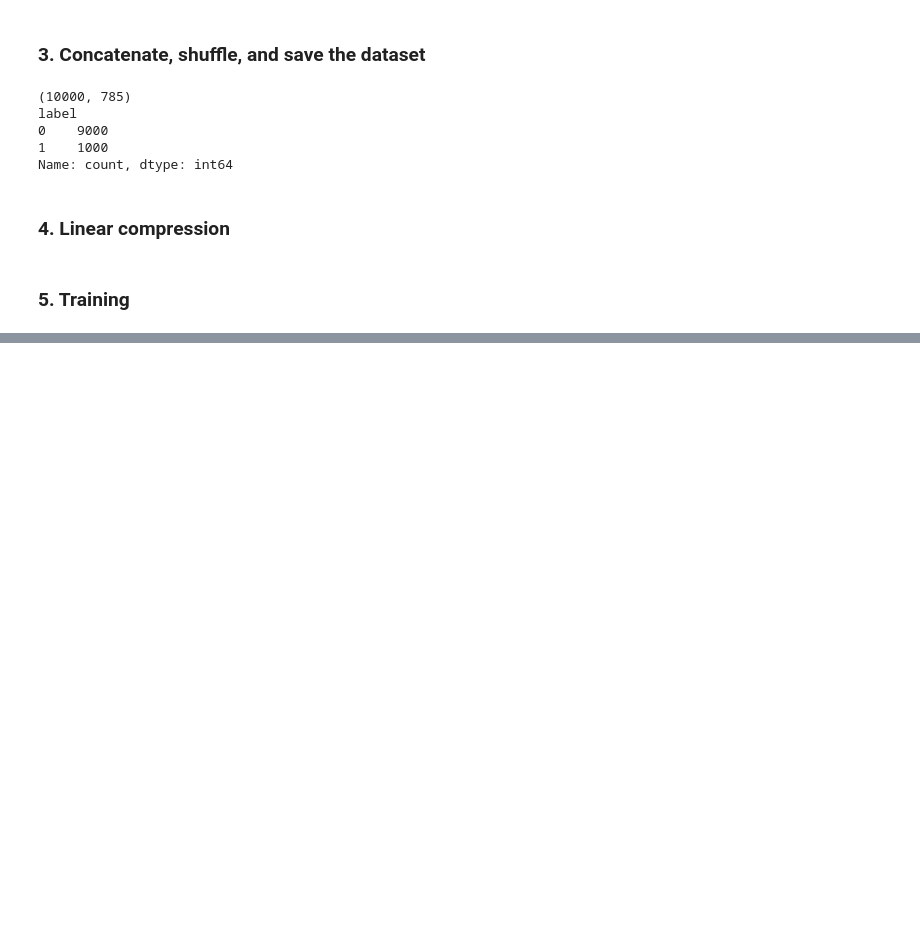
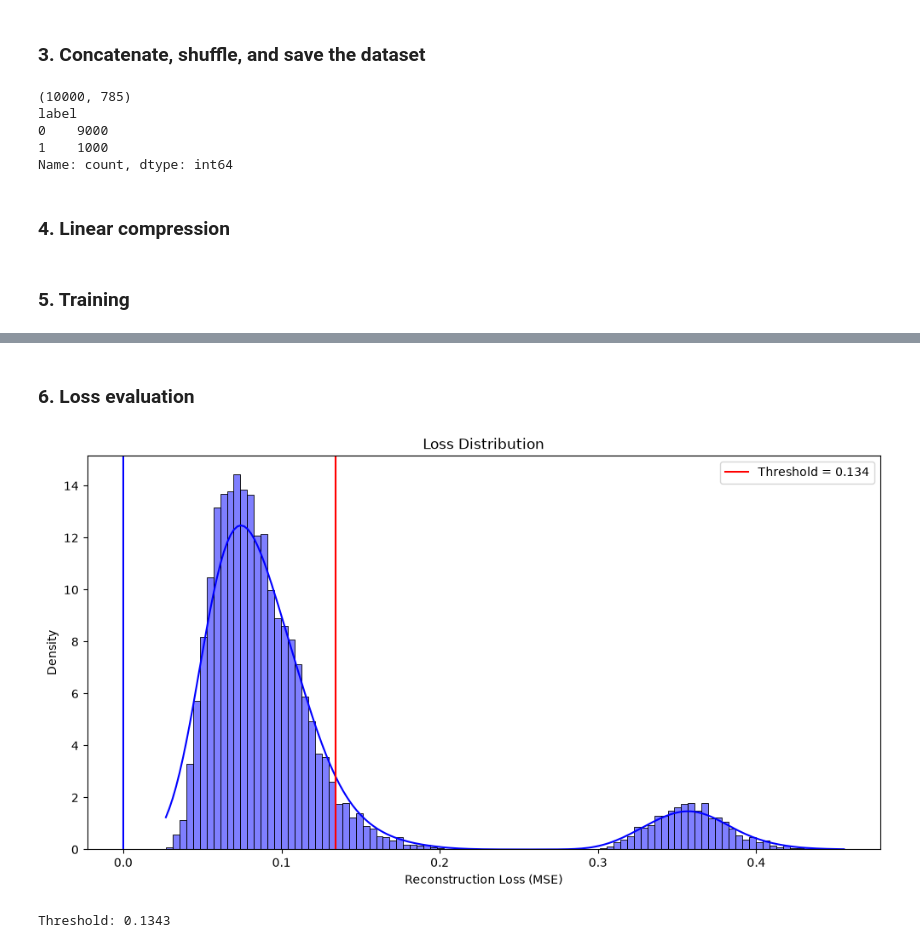
Before and after one commit to AidanShim/SCARAB, a Jupyter notebook: tutorial/MNIST/mnist_anomaly_detection.ipynb, the cells around one changed output, grey strips where cells are left out. Cells and saved outputs as stored; diff of their text form; code cells hidden in the pictures; blank space fills up the shorter version.

```diff
--- a/tutorial/MNIST/mnist_anomaly_detection.ipynb
+++ b/tutorial/MNIST/mnist_anomaly_detection.ipynb
@@ -212,0 +213,29 @@ ax.plot(metrics['train_loss'])
+# %% [markdown]
+### 6. Loss evaluation
+# %%
+model.eval()
+
+with torch.no_grad():
+    pixel_data = an_test.drop(columns=[c for c in ['label', 'loss'] if c in an_test.columns])
+    test_tensor = torch.tensor(pixel_data.values, dtype=torch.float32).to(device)
+    reconstructed = model(test_tensor)
+    loss_dist = ((test_tensor - reconstructed) ** 2).mean(dim=1).cpu().numpy()
+
+# 95th percentile of clean losses as the threshold
+clean_mask = an_test['label'].values == 0
+upper_threshold = float(np.percentile(loss_dist[clean_mask], 95))
+lower_threshold = 0.0
+
+plt.figure(figsize=(12, 6))
+plt.title('Loss Distribution')
+sns.histplot(loss_dist, bins=100, kde=True, color='blue', stat='density')
+plt.axvline(upper_threshold, color='r', label=f'Threshold = {upper_threshold:.3f}')
+plt.axvline(lower_threshold, color='b')
+plt.xlabel('Reconstruction Loss (MSE)')
+plt.legend()
+plt.show()
+
+print(f'Threshold: {upper_threshold:.4f}')
+# %% [output]
+[figure, added]
+Threshold: 0.1343
```
Also changed, not shown: parts of 3 cells of this notebook, 1 other file.
